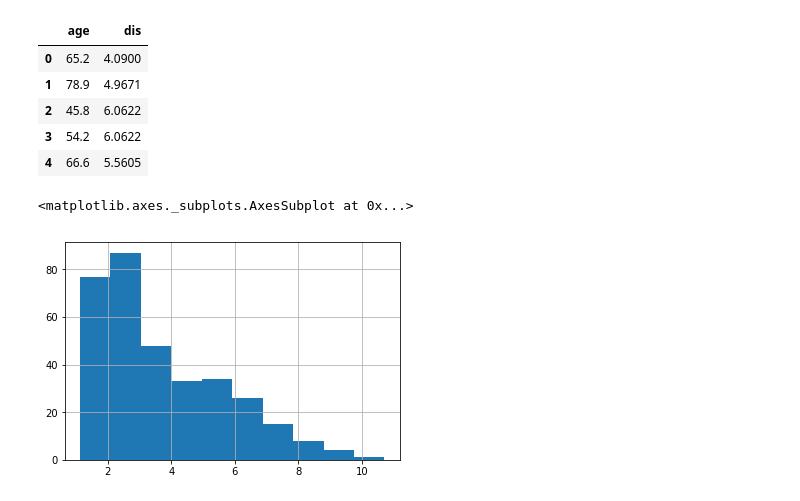
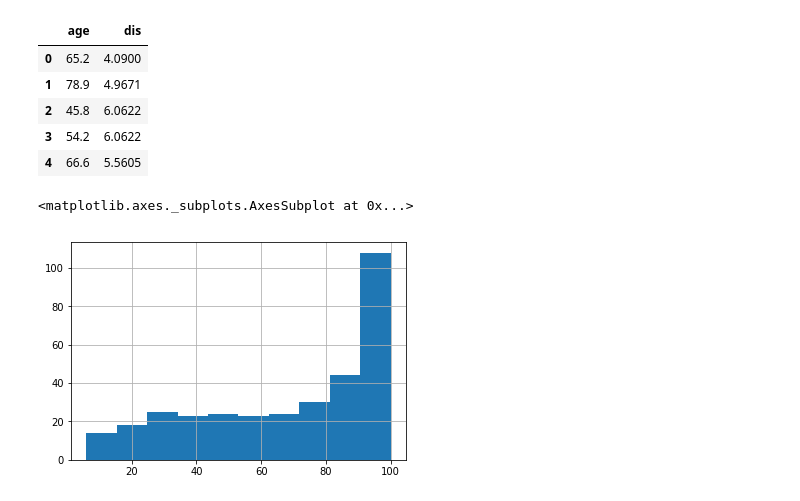
Before and after one commit to lnhdn/dsc-project-eda-with-pandas-nyc-ds-career-042219, a Jupyter notebook: index.ipynb, the cells around one changed output. Saved outputs shown, nothing was run; the diff lists cells and outputs as text; code cells hidden in the pictures.

```diff
--- a/index.ipynb
+++ b/index.ipynb
@@ -209,7 +209,7 @@ age_dis.head()
 | 3 | 54.2 | 6.0622 |
 | 4 | 66.6 | 5.5605 |
 # %%
-age_dis.dis.hist()
+age_dis.age.hist()
 # %% [output]
 <matplotlib.axes._subplots.AxesSubplot at 0x...>
-[figure, old version]
+[figure, new version]
```
